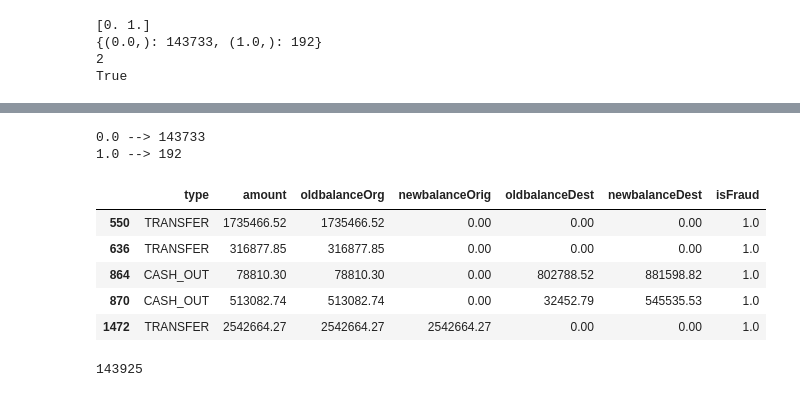
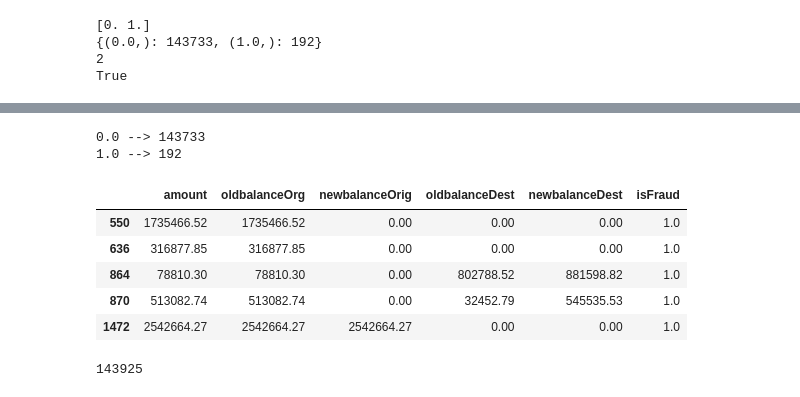
Before and after one commit to KabeerSekhri/decision_tree_task, a Jupyter notebook: notebooks/data_exploration.ipynb, the cells around one changed output, grey strips where cells are left out. Saved outputs shown, nothing was run; the diff lists cells and outputs as text; code cells hidden in the pictures.

Commit message:
started tree, some weird error with dicts

```diff
--- a/notebooks/data_exploration.ipynb
+++ b/notebooks/data_exploration.ipynb
@@ -3,7 +3,6 @@ import numpy as np
 import pandas as pd
 # %%
 dataset = pd.read_csv("../data/training_data.csv")
-dataset = pd.DataFrame(dataset)
 # %%
 dataset.columns = dataset.columns.str.strip()  # Removes leading and trailing spaces
 print(dataset.isnull().sum()) # Check for missing values
@@ -28,6 +27,6 @@ dtype: int64
 dataset.dropna(inplace=True)
 dataset.drop_duplicates(inplace=True)
 # %%
-dataset = dataset[['type', 'amount','oldbalanceOrg','newbalanceOrig','oldbalanceDest','newbalanceDest','isFraud']]
+dataset = dataset[[ 'amount','oldbalanceOrg','newbalanceOrig','oldbalanceDest','newbalanceDest','isFraud']]
 dataset
 # %% [output]
@@ -113,7 +109,0 @@ X.iloc[1:3]
-# %%
-# Making dictionary of each value in column and how many times it occurs
-dict = dataset['type'].value_counts().to_dict()
-for k,v in dict.items():
-    print(k,"-->",v)
-
-len(dict)
@@ -260,21 +191,21 @@ def split_data(data, split_col, split_val):
     return left_data, right_data
 # %%
 # Subsetting dataset
-dict = dataset['isFraud'].value_counts().to_dict()
-for k,v in dict.items():
+s_dict = dataset['isFraud'].value_counts().to_dict()
+for k,v in s_dict.items():
     print(k,"-->",v)
 
 subset= dataset[dataset['isFraud']==1.0]
 subset.head()
 # %% [output]
 0.0 --> 143733
 1.0 --> 192
-|  | type | amount | oldbalanceOrg | newbalanceOrig | oldbalanceDest | newbalanceDest | isFraud |
-| 550 | TRANSFER | 1735466.52 | 1735466.52 | 0.00 | 0.00 | 0.00 | 1.0 |
-| 636 | TRANSFER | 316877.85 | 316877.85 | 0.00 | 0.00 | 0.00 | 1.0 |
-| 864 | CASH_OUT | 78810.30 | 78810.30 | 0.00 | 802788.52 | 881598.82 | 1.0 |
-| 870 | CASH_OUT | 513082.74 | 513082.74 | 0.00 | 32452.79 | 545535.53 | 1.0 |
-| 1472 | TRANSFER | 2542664.27 | 2542664.27 | 2542664.27 | 0.00 | 0.00 | 1.0 |
+|  | amount | oldbalanceOrg | newbalanceOrig | oldbalanceDest | newbalanceDest | isFraud |
+| 550 | 1735466.52 | 1735466.52 | 0.00 | 0.00 | 0.00 | 1.0 |
+| 636 | 316877.85 | 316877.85 | 0.00 | 0.00 | 0.00 | 1.0 |
+| 864 | 78810.30 | 78810.30 | 0.00 | 802788.52 | 881598.82 | 1.0 |
+| 870 | 513082.74 | 513082.74 | 0.00 | 32452.79 | 545535.53 | 1.0 |
+| 1472 | 2542664.27 | 2542664.27 | 2542664.27 | 0.00 | 0.00 | 1.0 |
 # %%
 # Get probabilities faster
 target = dataset[dataset.columns[-1]]
```
Also changed, not shown: parts of 20 cells of this notebook, 1 other file.
